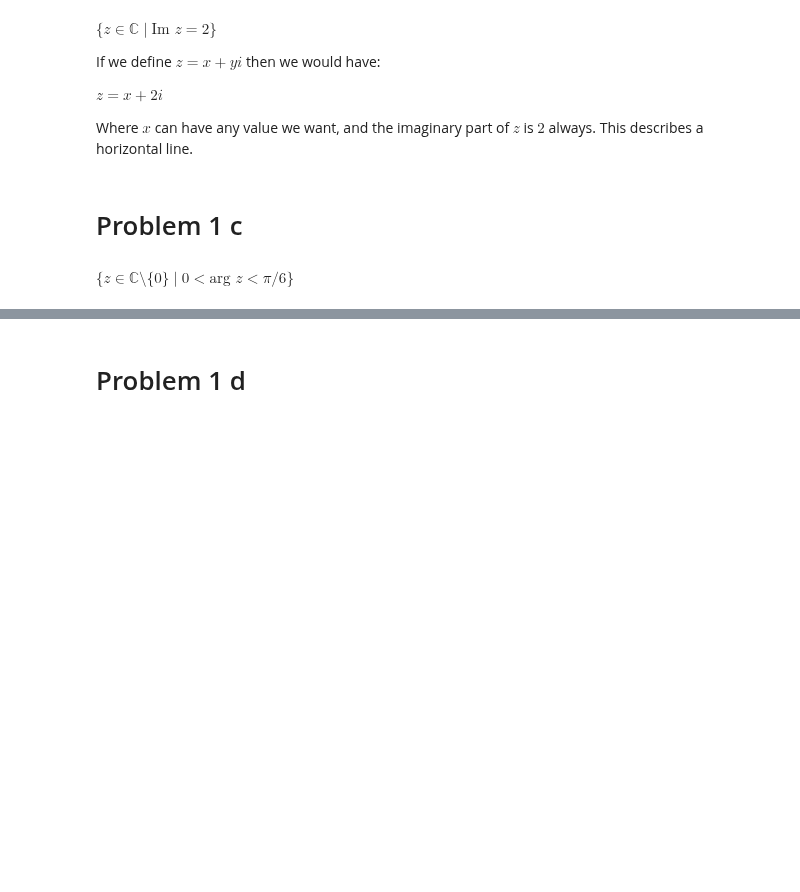
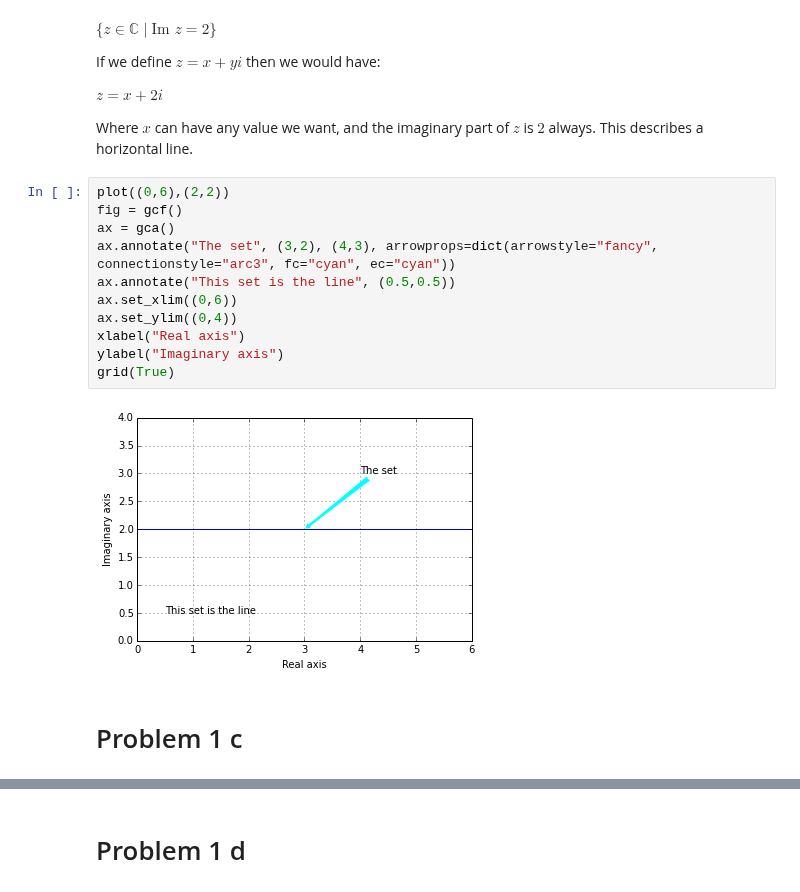
Before and after one commit to cad3na/JupyterNotebooks, a Jupyter notebook: HW ACK.ipynb, the cells around one changed output, grey strips where cells are left out. Cells and saved outputs as stored; diff of their text form; blank space fills up the shorter version.

```diff
--- a/HW ACK.ipynb
+++ b/HW ACK.ipynb
@@ -39,7 +39,18 @@ If we define $z = x + y i$ then we would have:
 $z = x + 2 i$
 
 Where $x$ can have any value we want, and the imaginary part of $z$ is $2$ always. This describes a horizontal line.
+# %%
+plot((0,6),(2,2))
+fig = gcf()
+ax = gca()
+ax.annotate("The set", (3,2), (4,3), arrowprops=dict(arrowstyle="fancy", connectionstyle="arc3", fc="cyan", ec="cyan"))
+ax.annotate("This set is the line", (0.5,0.5))
+ax.set_xlim((0,6))
+ax.set_ylim((0,4))
+xlabel("Real axis")
+ylabel("Imaginary axis")
+grid(True)
+# %% [output]
+[figure, added]
 # %% [markdown]
 # Problem 1 c
-# %% [markdown]
-$\{z\in\mathbb{C}\setminus\{0\}\mid 0\lt \textrm{arg } z\lt \pi/6\}$
```
Also changed, not shown: parts of 4 cells of this notebook.
